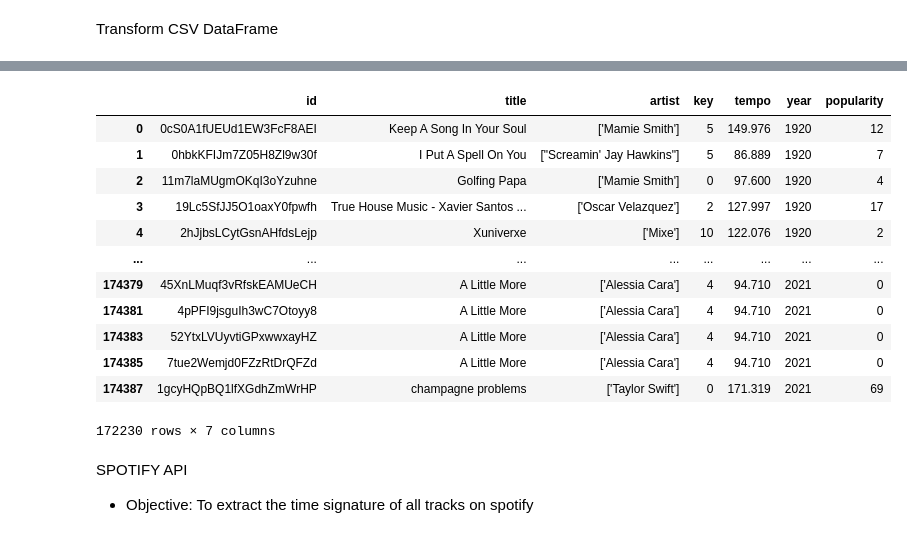
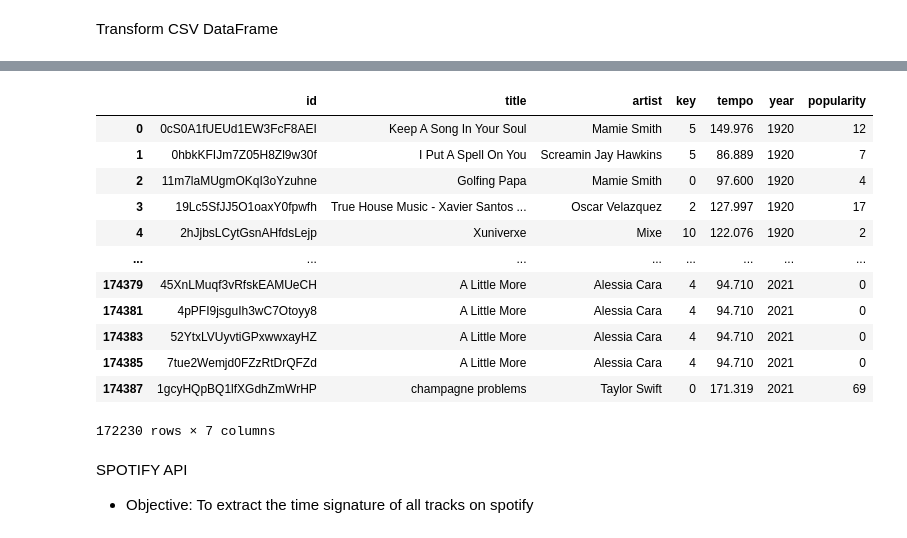
Before and after one commit to annabelcheong/music_lib, a Jupyter notebook: music.ipynb, the cells around one changed output, grey strips where cells are left out. Cells and saved outputs as stored; diff of their text form; code cells hidden in the pictures.

Commit message:
updated music.ipynb new_csv.csv file

```diff
--- a/music.ipynb
+++ b/music.ipynb
@@ -30,39 +30,38 @@ csv_df.head()
 # %%
 # Select only the columns required
 new_csv_df = csv_df[['id','name', 'artists','key','tempo','year','popularity']].copy()
 new_csv_df.head()
 
 # Drop ids with duplicates to ensure no double up
 new_csv_df = new_csv_df.drop_duplicates(subset=['id'])
 
 # TEST: new_csv_df.info()
 # There are 174389 row entries before drop duplicates
 # There are 172230 row entries after drop duplicates
 
 # Rename columns
 new_csv_df=new_csv_df.rename(columns={'name':'title', 'artists': 'artist'})
-new_csv_df
 
 # Strip out the [''] for each artist entry.
-# new_csv_df['artist'] = new_csv_df['artist'].str.strip('[""]')
-# new_csv_df['artist'] = new_csv_df['artist'].str.replace(r"[']",'')
-new_csv_df
+new_csv_df['artist'] = new_csv_df['artist'].str.strip('[""]')
+new_csv_df['artist'] = new_csv_df['artist'].str.replace(r"[']",'')
 
 # Save transformed dataframe to a csv file.
 new_csv_df.to_csv('resources/new_csv.csv', index=False)
+new_csv_df
 # %% [output]
 |  | id | title | artist | key | tempo | year | popularity |
-| 0 | 0cS0A1fUEUd1EW3FcF8AEI | Keep A Song In Your Soul | ['Mamie Smith'] | 5 | 149.976 | 1920 | 12 |
-| 1 | 0hbkKFIJm7Z05H8Zl9w30f | I Put A Spell On You | ["Screamin' Jay Hawkins"] | 5 | 86.889 | 1920 | 7 |
-| 2 | 11m7laMUgmOKqI3oYzuhne | Golfing Papa | ['Mamie Smith'] | 0 | 97.600 | 1920 | 4 |
-| 3 | 19Lc5SfJJ5O1oaxY0fpwfh | True House Music - Xavier Santos ... | ['Oscar Velazquez'] | 2 | 127.997 | 1920 | 17 |
-| 4 | 2hJjbsLCytGsnAHfdsLejp | Xuniverxe | ['Mixe'] | 10 | 122.076 | 1920 | 2 |
+| 0 | 0cS0A1fUEUd1EW3FcF8AEI | Keep A Song In Your Soul | Mamie Smith | 5 | 149.976 | 1920 | 12 |
+| 1 | 0hbkKFIJm7Z05H8Zl9w30f | I Put A Spell On You | Screamin Jay Hawkins | 5 | 86.889 | 1920 | 7 |
+| 2 | 11m7laMUgmOKqI3oYzuhne | Golfing Papa | Mamie Smith | 0 | 97.600 | 1920 | 4 |
+| 3 | 19Lc5SfJJ5O1oaxY0fpwfh | True House Music - Xavier Santos ... | Oscar Velazquez | 2 | 127.997 | 1920 | 17 |
+| 4 | 2hJjbsLCytGsnAHfdsLejp | Xuniverxe | Mixe | 10 | 122.076 | 1920 | 2 |
 | ... | ... | ... | ... | ... | ... | ... | ... |
-| 174379 | 45XnLMuqf3vRfskEAMUeCH | A Little More | ['Alessia Cara'] | 4 | 94.710 | 2021 | 0 |
-| 174381 | 4pPFI9jsguIh3wC7Otoyy8 | A Little More | ['Alessia Cara'] | 4 | 94.710 | 2021 | 0 |
-| 174383 | 52YtxLVUyvtiGPxwwxayHZ | A Little More | ['Alessia Cara'] | 4 | 94.710 | 2021 | 0 |
-| 174385 | 7tue2Wemjd0FZzRtDrQFZd | A Little More | ['Alessia Cara'] | 4 | 94.710 | 2021 | 0 |
-| 174387 | 1gcyHQpBQ1lfXGdhZmWrHP | champagne problems | ['Taylor Swift'] | 0 | 171.319 | 2021 | 69 |
+| 174379 | 45XnLMuqf3vRfskEAMUeCH | A Little More | Alessia Cara | 4 | 94.710 | 2021 | 0 |
+| 174381 | 4pPFI9jsguIh3wC7Otoyy8 | A Little More | Alessia Cara | 4 | 94.710 | 2021 | 0 |
+| 174383 | 52YtxLVUyvtiGPxwwxayHZ | A Little More | Alessia Cara | 4 | 94.710 | 2021 | 0 |
+| 174385 | 7tue2Wemjd0FZzRtDrQFZd | A Little More | Alessia Cara | 4 | 94.710 | 2021 | 0 |
+| 174387 | 1gcyHQpBQ1lfXGdhZmWrHP | champagne problems | Taylor Swift | 0 | 171.319 | 2021 | 69 |
 172230 rows × 7 columns
 # %% [markdown]
 SPOTIFY API
```
